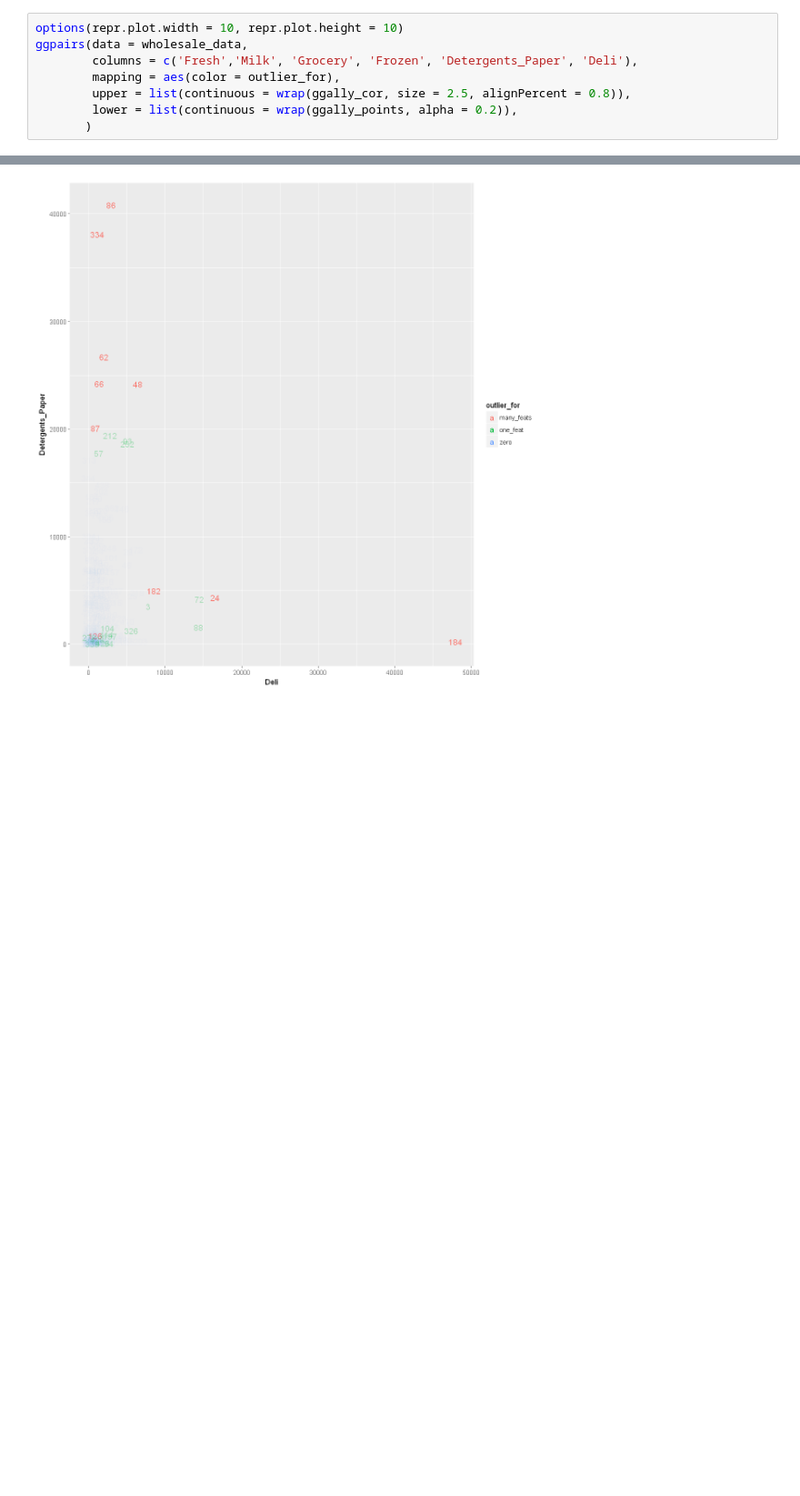
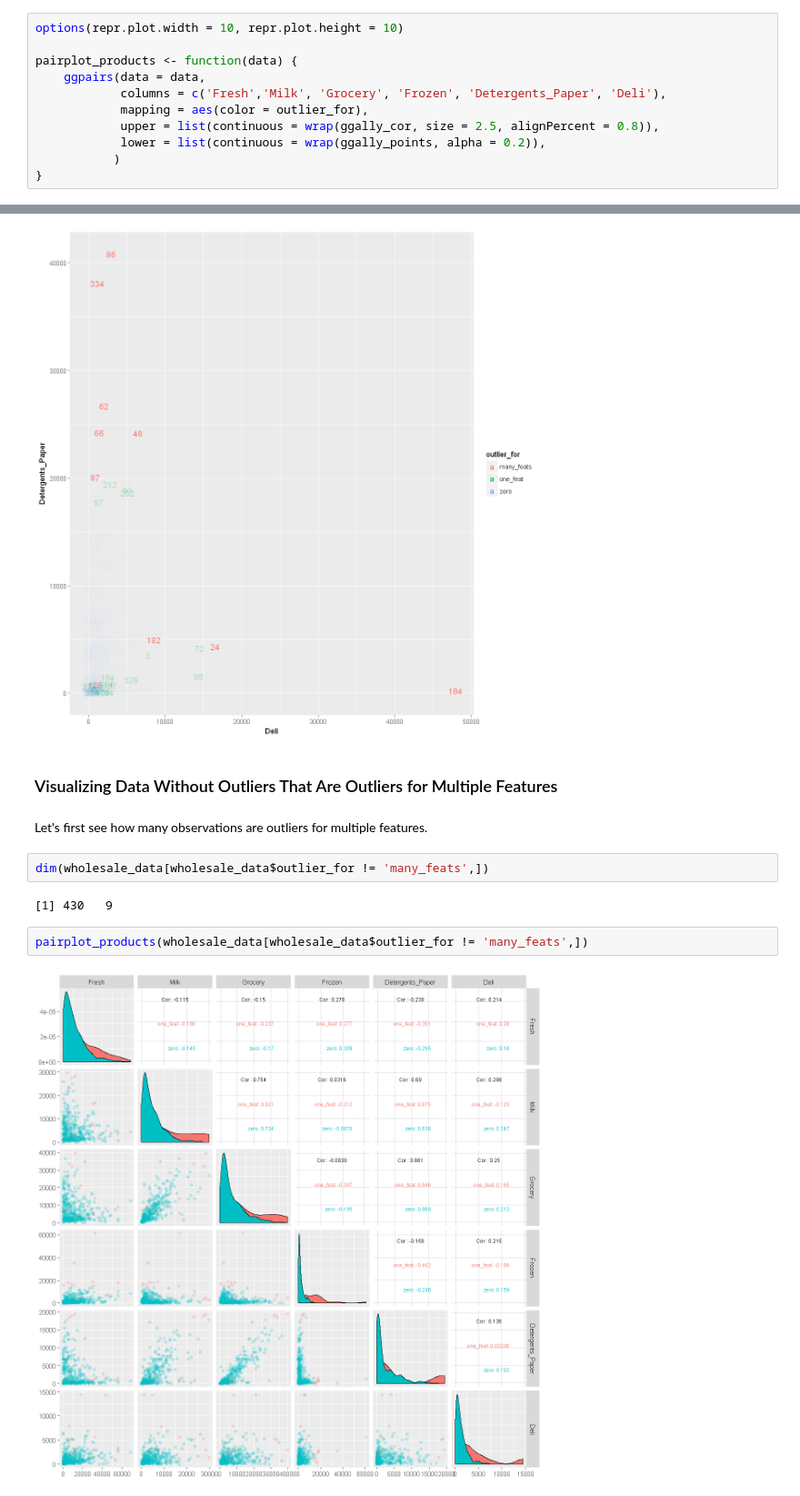
Before and after one commit to vduong314159/CSX_450_1_Project_2, a Jupyter notebook: ipynb/01-data-description-and-formatting.ipynb, the cells around one changed output, grey strips where cells are left out. Shown at 91% size. Saved outputs shown, nothing was run; the diff lists cells and outputs as text; blank space fills up the shorter version.

```diff
--- a/ipynb/01-data-description-and-formatting.ipynb
+++ b/ipynb/01-data-description-and-formatting.ipynb
@@ -351,9 +290,12 @@ From R Documentation:
       cardinality_threshold = 15, legends = stop("deprecated"))
 # %%
 options(repr.plot.width = 10, repr.plot.height = 10)
-ggpairs(data = wholesale_data,
-        columns = c('Fresh','Milk', 'Grocery', 'Frozen', 'Detergents_Paper', 'Deli'),
-        mapping = aes(color = outlier_for),
-        upper = list(continuous = wrap(ggally_cor, size = 2.5, alignPercent = 0.8)),
-        lower = list(continuous = wrap(ggally_points, alpha = 0.2)),
-       )
+
+pairplot_products <- function(data) {
+    ggpairs(data = data,
+            columns = c('Fresh','Milk', 'Grocery', 'Frozen', 'Detergents_Paper', 'Deli'),
+            mapping = aes(color = outlier_for),
+            upper = list(continuous = wrap(ggally_cor, size = 2.5, alignPercent = 0.8)),
+            lower = list(continuous = wrap(ggally_points, alpha = 0.2)),
+           )
+}
@@ -376,3 +331,15 @@ show_outliers_in_scatter(Deli, Detergents_Paper)
 [figure]
 [figure]
 [figure]
+# %% [markdown]
+### Visualizing Data Without Outliers That Are Outliers for Multiple Features
+# %% [markdown]
+Let's first see how many observations are outliers for multiple features.
+# %%
+dim(wholesale_data[wholesale_data$outlier_for != 'many_feats',])
+# %% [output]
+[1] 430   9
+# %%
+pairplot_products(wholesale_data[wholesale_data$outlier_for != 'many_feats',])
+# %% [output]
+[figure, added]
```
Also changed, not shown: parts of 10 cells of this notebook, 2 other files.
